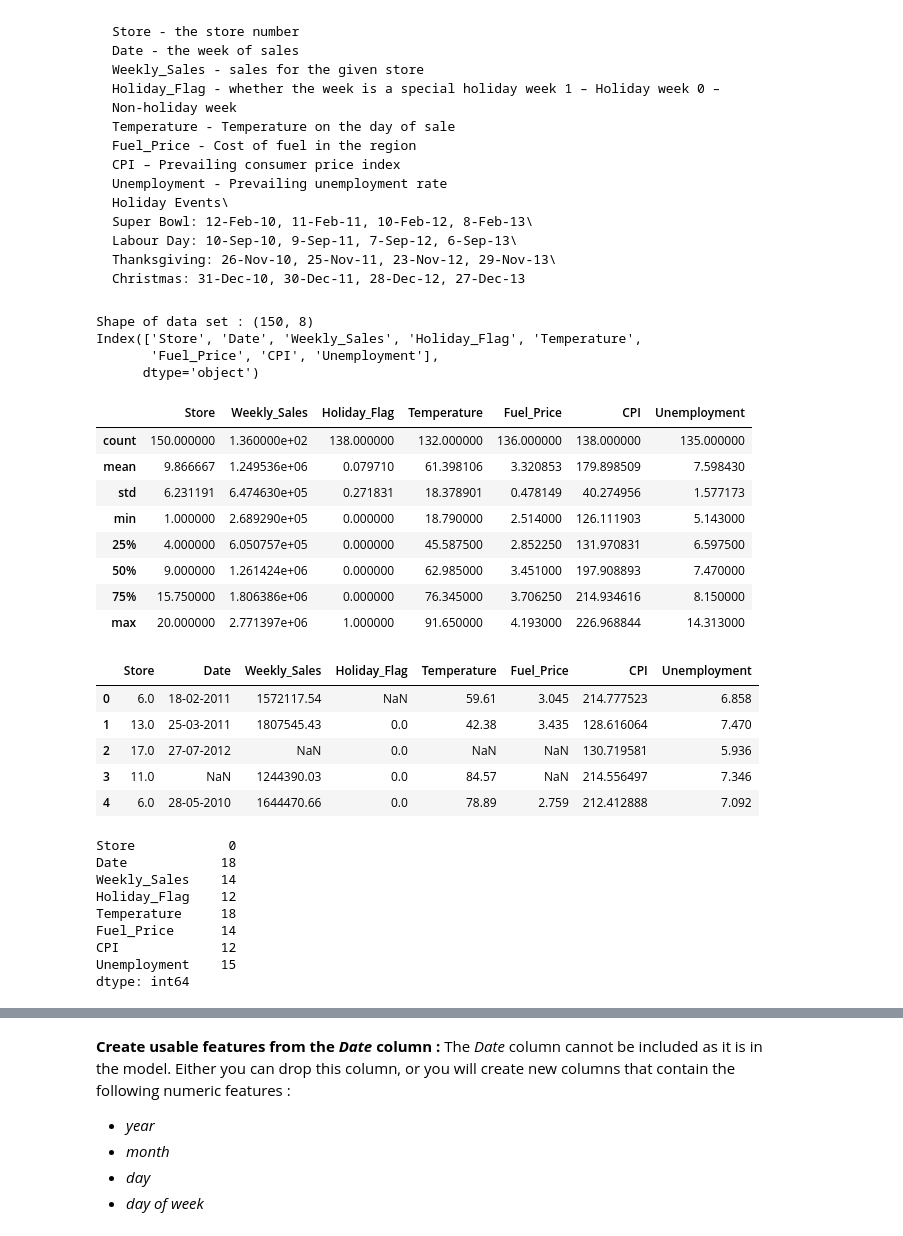
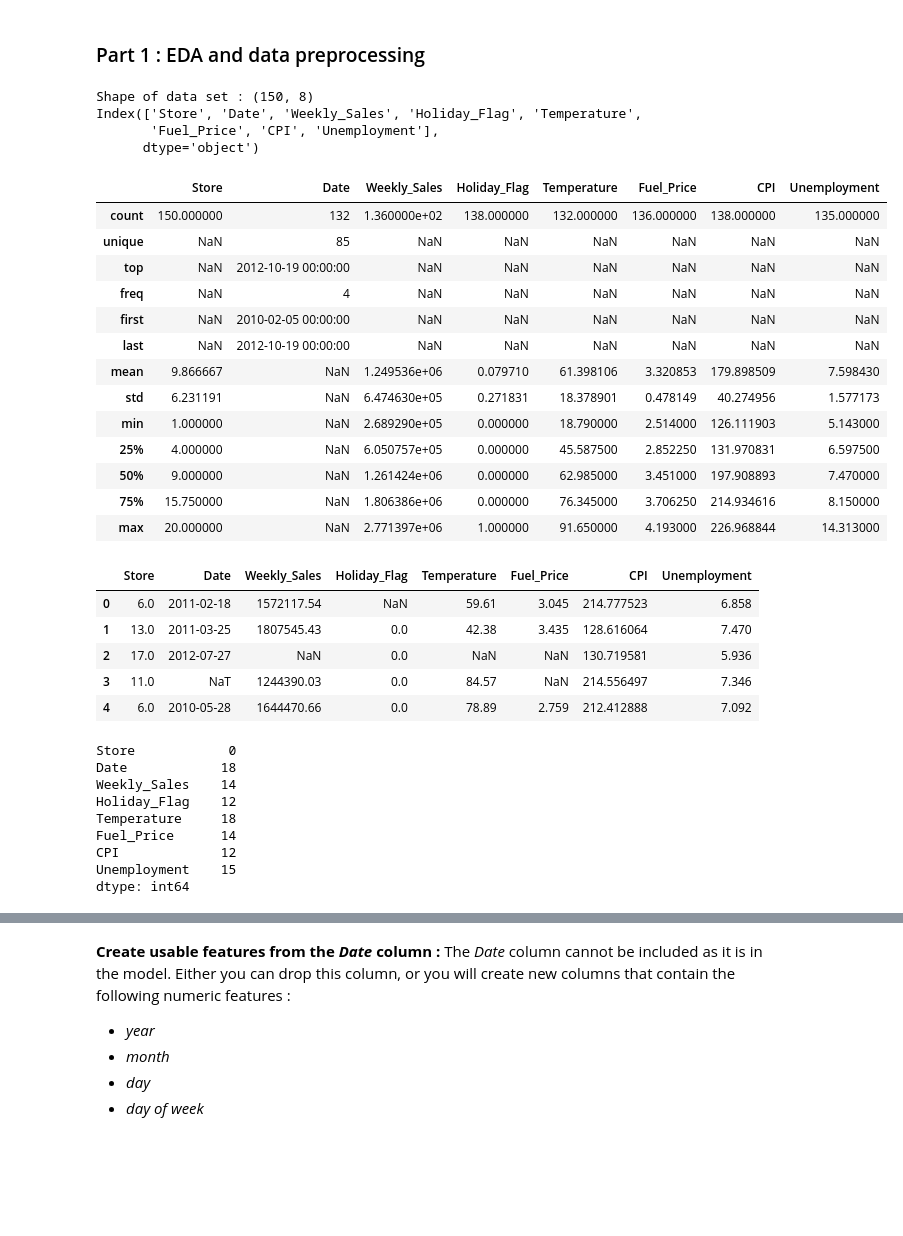
Before and after one commit to celinetang/Certification_JEDHA, a Jupyter notebook: Block3_MachineLearning/Block3_Walmart/Walmart_CT.ipynb, the cells around one changed output, grey strips where cells are left out. Saved outputs shown, nothing was run; the diff lists cells and outputs as text; code cells hidden in the pictures; blank space fills up the shorter version.

Commit message:
finished walmart

```diff
--- a/Block3_MachineLearning/Block3_Walmart/Walmart_CT.ipynb
+++ b/Block3_MachineLearning/Block3_Walmart/Walmart_CT.ipynb
@@ -16,7 +17,7 @@ import plotly.express as px
 import plotly.graph_objects as go
 import plotly.io as pio
 # %%
-data = pd.read_csv('Walmart_Store_sales.csv')
+data = pd.read_csv('Walmart_Store_sales.csv', parse_dates=['Date'] , infer_datetime_format=True)
 # %%
 data.head()
 # %% [output]
@@ -35,44 +30,36 @@ Then, you'll have to make some preprocessing on the dataset. You can follow the
-# %% [markdown]
-
-    Store - the store number
-    Date - the week of sales
-    Weekly_Sales - sales for the given store
-    Holiday_Flag - whether the week is a special holiday week 1 – Holiday week 0 – Non-holiday week
-    Temperature - Temperature on the day of sale
-    Fuel_Price - Cost of fuel in the region
-    CPI – Prevailing consumer price index
-    Unemployment - Prevailing unemployment rate
-    Holiday Events\
-    Super Bowl: 12-Feb-10, 11-Feb-11, 10-Feb-12, 8-Feb-13\
-    Labour Day: 10-Sep-10, 9-Sep-11, 7-Sep-12, 6-Sep-13\
-    Thanksgiving: 26-Nov-10, 25-Nov-11, 23-Nov-12, 29-Nov-13\
-    Christmas: 31-Dec-10, 30-Dec-11, 28-Dec-12, 27-Dec-13
+# %% [markdown]
+### Part 1 : EDA and data preprocessing
 # %%
 print(f"Shape of data set : {data.shape}")
 print(data.columns)
-display(data.describe())
+display(data.describe(include='all'))
 display(data.head())
 data.isna().sum()
 # %% [output]
 Shape of data set : (150, 8)
 Index(['Store', 'Date', 'Weekly_Sales', 'Holiday_Flag', 'Temperature',
        'Fuel_Price', 'CPI', 'Unemployment'],
       dtype='object')
-|  | Store | Weekly_Sales | Holiday_Flag | Temperature | Fuel_Price | CPI | Unemployment |
-| count | 150.000000 | 1.360000e+02 | 138.000000 | 132.000000 | 136.000000 | 138.000000 | 135.000000 |
-| mean | 9.866667 | 1.249536e+06 | 0.079710 | 61.398106 | 3.320853 | 179.898509 | 7.598430 |
-| std | 6.231191 | 6.474630e+05 | 0.271831 | 18.378901 | 0.478149 | 40.274956 | 1.577173 |
-| min | 1.000000 | 2.689290e+05 | 0.000000 | 18.790000 | 2.514000 | 126.111903 | 5.143000 |
-| 25% | 4.000000 | 6.050757e+05 | 0.000000 | 45.587500 | 2.852250 | 131.970831 | 6.597500 |
-| 50% | 9.000000 | 1.261424e+06 | 0.000000 | 62.985000 | 3.451000 | 197.908893 | 7.470000 |
-| 75% | 15.750000 | 1.806386e+06 | 0.000000 | 76.345000 | 3.706250 | 214.934616 | 8.150000 |
-| max | 20.000000 | 2.771397e+06 | 1.000000 | 91.650000 | 4.193000 | 226.968844 | 14.313000 |
+|  | Store | Date | Weekly_Sales | Holiday_Flag | Temperature | Fuel_Price | CPI | Unemployment |
+| count | 150.000000 | 132 | 1.360000e+02 | 138.000000 | 132.000000 | 136.000000 | 138.000000 | 135.000000 |
+| unique | NaN | 85 | NaN | NaN | NaN | NaN | NaN | NaN |
+| top | NaN | 2012-10-19 00:00:00 | NaN | NaN | NaN | NaN | NaN | NaN |
+| freq | NaN | 4 | NaN | NaN | NaN | NaN | NaN | NaN |
+| first | NaN | 2010-02-05 00:00:00 | NaN | NaN | NaN | NaN | NaN | NaN |
+| last | NaN | 2012-10-19 00:00:00 | NaN | NaN | NaN | NaN | NaN | NaN |
+| mean | 9.866667 | NaN | 1.249536e+06 | 0.079710 | 61.398106 | 3.320853 | 179.898509 | 7.598430 |
+| std | 6.231191 | NaN | 6.474630e+05 | 0.271831 | 18.378901 | 0.478149 | 40.274956 | 1.577173 |
+| min | 1.000000 | NaN | 2.689290e+05 | 0.000000 | 18.790000 | 2.514000 | 126.111903 | 5.143000 |
+| 25% | 4.000000 | NaN | 6.050757e+05 | 0.000000 | 45.587500 | 2.852250 | 131.970831 | 6.597500 |
+| 50% | 9.000000 | NaN | 1.261424e+06 | 0.000000 | 62.985000 | 3.451000 | 197.908893 | 7.470000 |
+| 75% | 15.750000 | NaN | 1.806386e+06 | 0.000000 | 76.345000 | 3.706250 | 214.934616 | 8.150000 |
+| max | 20.000000 | NaN | 2.771397e+06 | 1.000000 | 91.650000 | 4.193000 | 226.968844 | 14.313000 |
 |  | Store | Date | Weekly_Sales | Holiday_Flag | Temperature | Fuel_Price | CPI | Unemployment |
-| 0 | 6.0 | 18-02-2011 | 1572117.54 | NaN | 59.61 | 3.045 | 214.777523 | 6.858 |
-| 1 | 13.0 | 25-03-2011 | 1807545.43 | 0.0 | 42.38 | 3.435 | 128.616064 | 7.470 |
-| 2 | 17.0 | 27-07-2012 | NaN | 0.0 | NaN | NaN | 130.719581 | 5.936 |
-| 3 | 11.0 | NaN | 1244390.03 | 0.0 | 84.57 | NaN | 214.556497 | 7.346 |
-| 4 | 6.0 | 28-05-2010 | 1644470.66 | 0.0 | 78.89 | 2.759 | 212.412888 | 7.092 |
+| 0 | 6.0 | 2011-02-18 | 1572117.54 | NaN | 59.61 | 3.045 | 214.777523 | 6.858 |
+| 1 | 13.0 | 2011-03-25 | 1807545.43 | 0.0 | 42.38 | 3.435 | 128.616064 | 7.470 |
+| 2 | 17.0 | 2012-07-27 | NaN | 0.0 | NaN | NaN | 130.719581 | 5.936 |
+| 3 | 11.0 | NaT | 1244390.03 | 0.0 | 84.57 | NaN | 214.556497 | 7.346 |
+| 4 | 6.0 | 2010-05-28 | 1644470.66 | 0.0 | 78.89 | 2.759 | 212.412888 | 7.092 |
 Store            0
 Date            18
 Weekly_Sales    14
```
Also changed, not shown: parts of 65 cells of this notebook, 4 other files.
